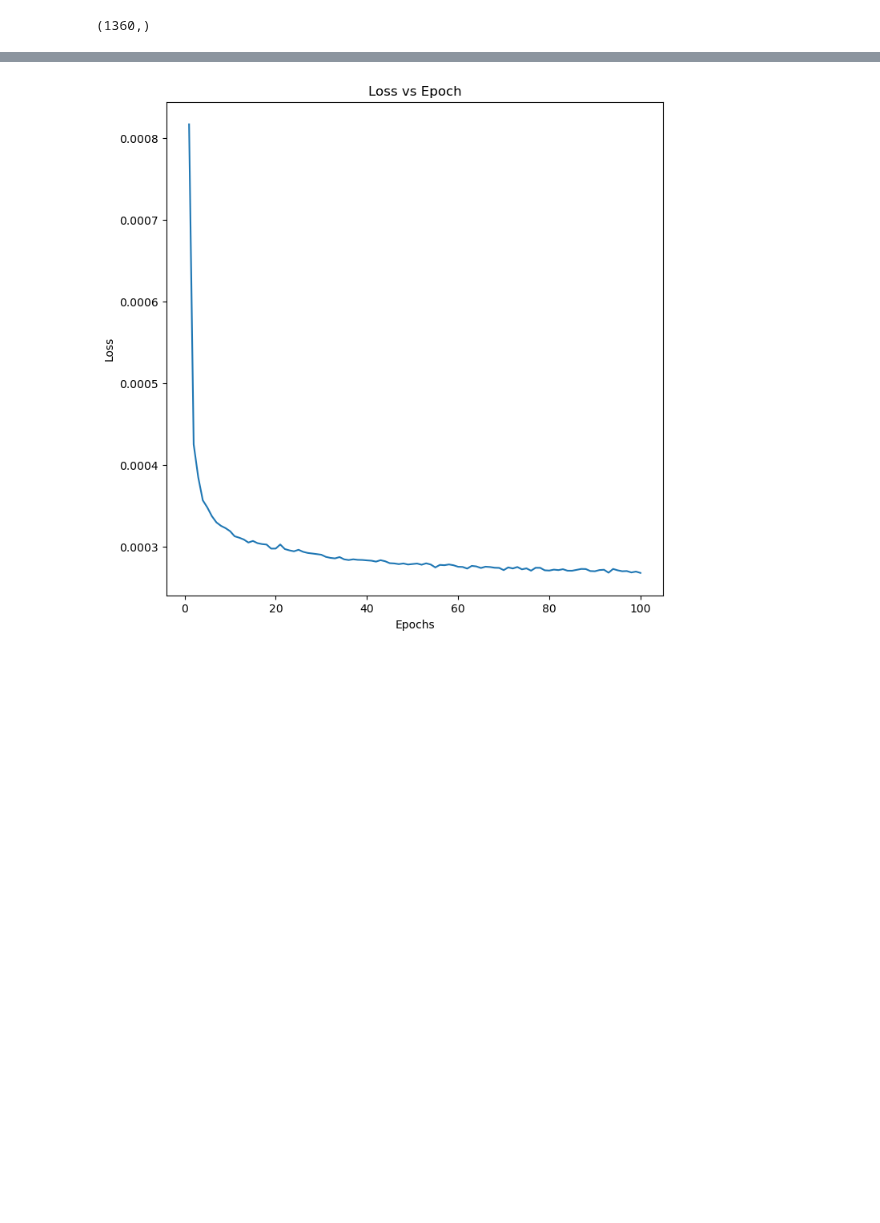
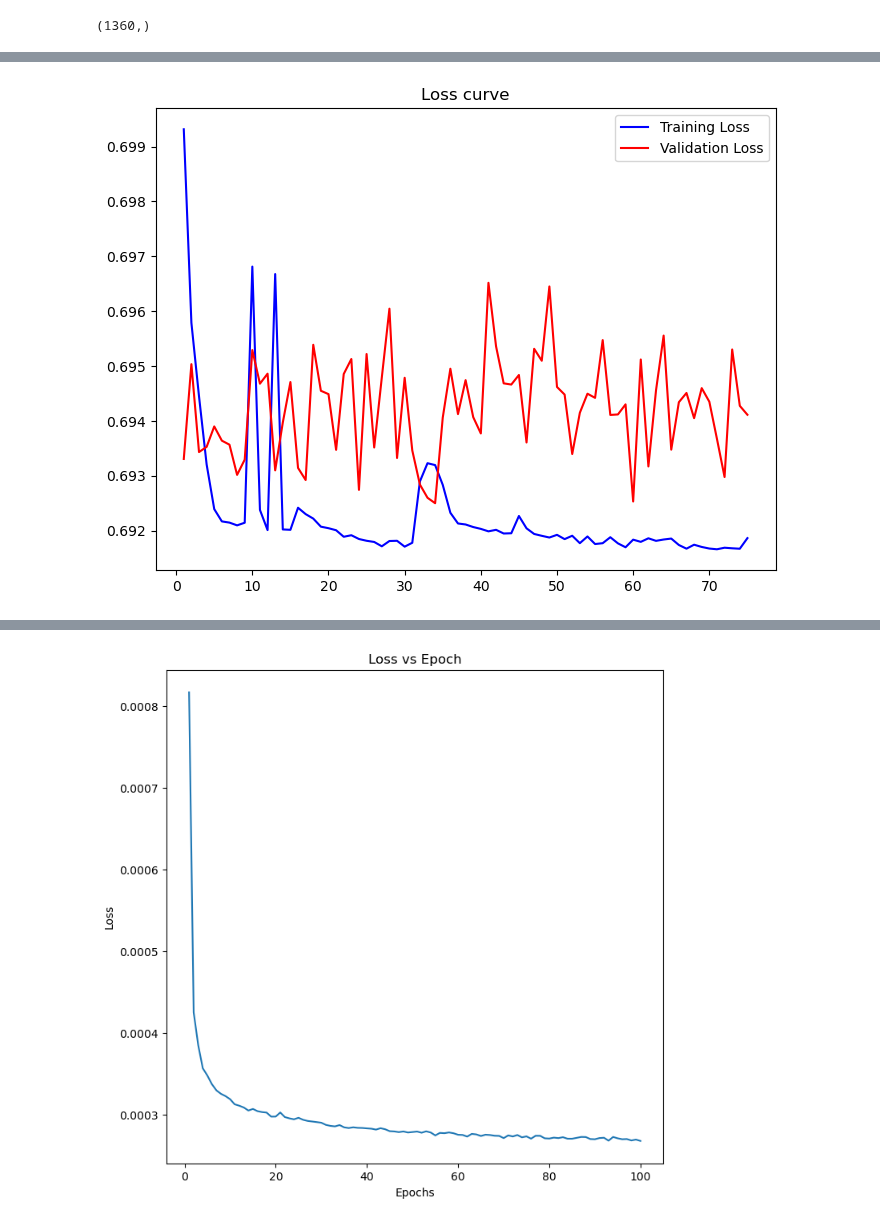
Before and after one commit to Farzad-ES/Crypto-Price-Forecasting, a Jupyter notebook: Time Series Forecaster.ipynb, the cells around one changed output, grey strips where cells are left out. Saved outputs shown, nothing was run; the diff lists cells and outputs as text; code cells hidden in the pictures; blank space fills up the shorter version.

Commit message:
Starting to train LSTM classification model

```diff
--- a/Time Series Forecaster.ipynb
+++ b/Time Series Forecaster.ipynb
@@ -166,16 +153,16 @@ with open('./LSTM Model/LSTM Classification/GridSearch_Results_LSTM_Classificati
 # %%
 lstm_model=tf.keras.Sequential()
-lstm_model.add(tf.keras.layers.LSTM(units=50, return_sequences=True, input_shape=(X_train.shape[1], X_train.shape[2])))
+lstm_model.add(tf.keras.layers.LSTM(units=60, return_sequences=True, input_shape=(X_train.shape[1], X_train.shape[2])))
 lstm_model.add(tf.keras.layers.Dropout(rate=0.2))
-lstm_model.add(tf.keras.layers.LSTM(units=50, return_sequences=True))
+lstm_model.add(tf.keras.layers.LSTM(units=60, return_sequences=True))
 lstm_model.add(tf.keras.layers.Dropout(rate=0.2))
-lstm_model.add(tf.keras.layers.LSTM(units=50, return_sequences=True))
+lstm_model.add(tf.keras.layers.LSTM(units=60, return_sequences=True))
 lstm_model.add(tf.keras.layers.Dropout(rate=0.2))
-lstm_model.add(tf.keras.layers.LSTM(units=50, return_sequences=True))
+lstm_model.add(tf.keras.layers.LSTM(units=60, return_sequences=True))
 lstm_model.add(tf.keras.layers.Dropout(rate=0.2))
-lstm_model.add(tf.keras.layers.LSTM(units=50, return_sequences=True))
+lstm_model.add(tf.keras.layers.LSTM(units=60, return_sequences=True))
 lstm_model.add(tf.keras.layers.Dropout(rate=0.2))
-lstm_model.add(tf.keras.layers.LSTM(units=50, return_sequences=False))
+lstm_model.add(tf.keras.layers.LSTM(units=60, return_sequences=False))
 lstm_model.add(tf.keras.layers.Dropout(rate=0.2))
 lstm_model.add(tf.keras.layers.Dense(units=1))
 
@@ -201,4 +188,2 @@ Trainable params: 112,651
 Non-trainable params: 0
 _________________________________________________________________
-# %%
-lstm_model.fit(X_train, y_train, epochs=100, batch_size=20)
@@ -219,0 +203,2 @@ Epoch 1/100
+# %%
+training_history=lstm_model.fit(X_train, y_train, epochs=75, batch_size=40, validation_data=(X_validation, y_validation))
@@ -219,0 +223,9 @@ Epoch 1/100
+# %%
+plt.figure(figsize=(8,6))
+plt.title('Loss curve')
+plt.plot(range(1,76), training_history.history['loss'], color='blue', label='Training Loss')
+plt.plot(range(1,76), training_history.history['val_loss'], color='red', label='Validation Loss')
+plt.legend()
+plt.show()
+# %% [output]
+[figure, added]
```
Also changed, not shown: parts of 16 cells of this notebook, 6 other files.
